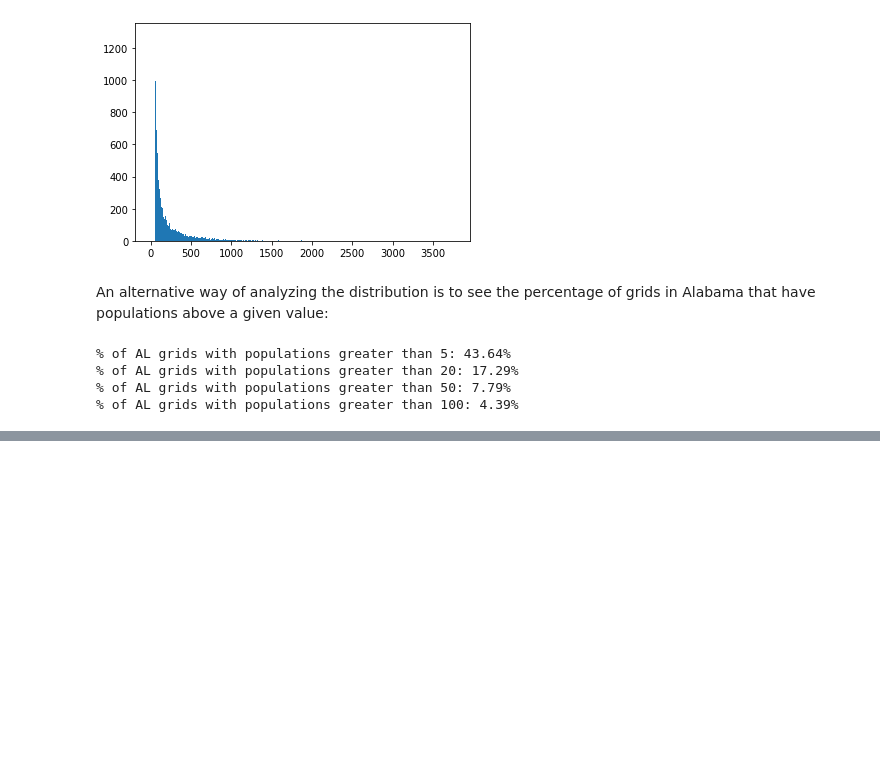
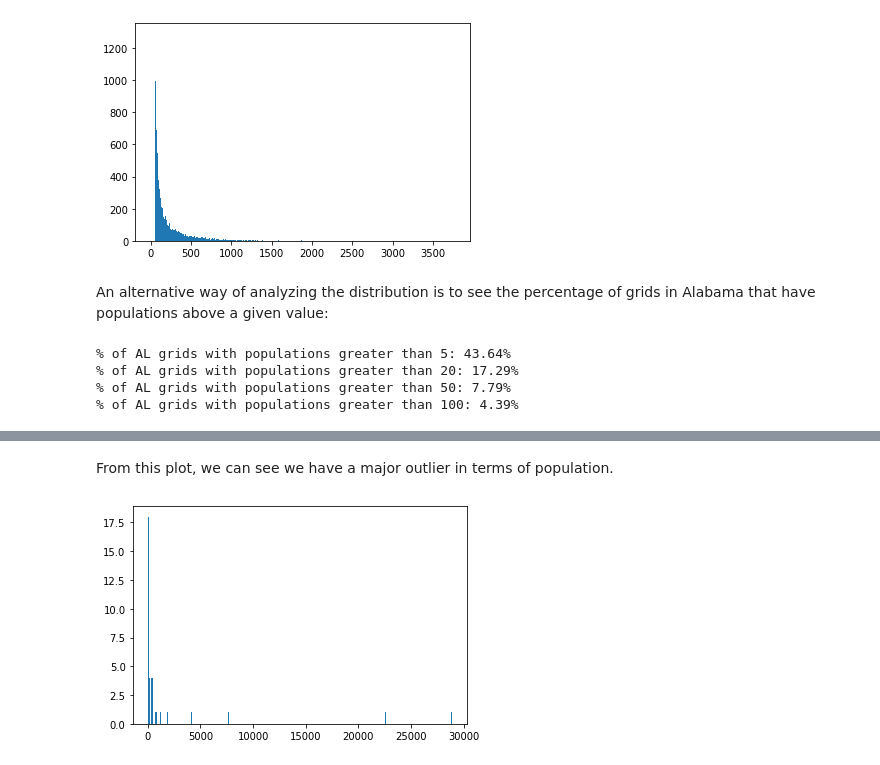
Before and after one commit to jasondamico/d3-visualizations, a Jupyter notebook: propublica_hotspots/eda/pop_distribution.ipynb, the cells around one changed output, grey strips where cells are left out. Drawn from its saved outputs; the diff is of its cells as text; code cells hidden in the pictures; blank space fills up the shorter version.

```diff
--- a/propublica_hotspots/eda/pop_distribution.ipynb
+++ b/propublica_hotspots/eda/pop_distribution.ipynb
@@ -127,0 +137,10 @@ for val in cutoffs:
+# %% [markdown]
+From this plot, we can see we have a major outlier in terms of population.
+# %%
+hotspots_df_filtered = pd.DataFrame(hotspots_df)
+hotspots_df_filtered["Total"] = hotspots_df_filtered["Total"].apply(np.floor).astype(int)
+hotspots_df_filtered = hotspots_df_filtered[(hotspots_df_filtered["Total"] < 70000) & (hotspots_df_filtered["Total"] > 0)]
+
+x, y, _ = plt.hist(hotspots_df_filtered["Total"], bins=[i - 0.5 for i in range(0, int(hotspots_df_filtered["Total"].max()) + 100, 100)])
+# %% [output]
+[figure, added]
```
Also changed, not shown: parts of 2 cells of this notebook.
